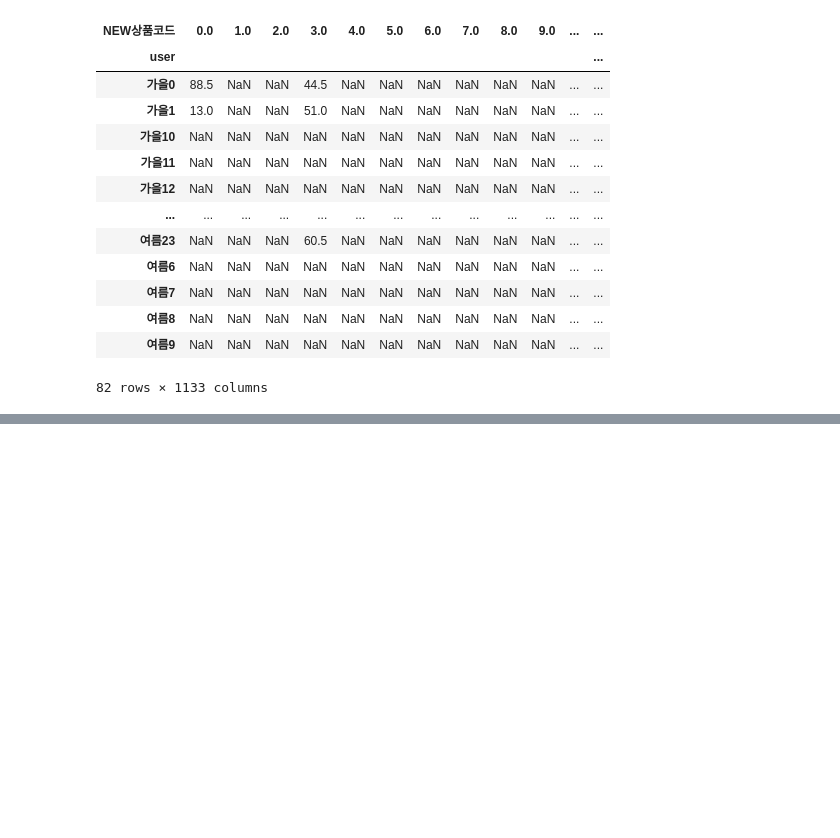
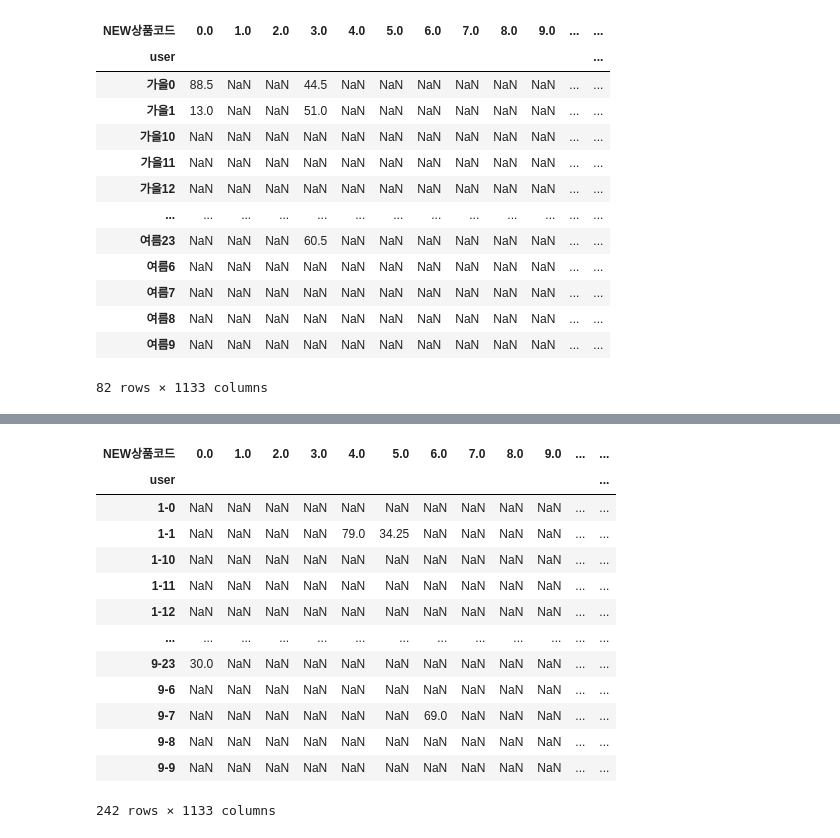
Before and after one commit to cryingjin/Shopping_GG, a Jupyter notebook: 3. Modeling/0913_recommendation.ipynb, the cells around one changed output, grey strips where cells are left out. Drawn from its saved outputs; the diff is of its cells as text; code cells hidden in the pictures; blank space fills up the shorter version.

```diff
--- a/3. Modeling/0913_recommendation.ipynb
+++ b/3. Modeling/0913_recommendation.ipynb
@@ -450,0 +321,21 @@ pd.DataFrame(pca.fit_transform(pivT.fillna(0)))
+# %%
+df['user'] = df['방송월'].astype(str) + '-' + df['방송시간'].astype(str)
+# %%
+pivT = pd.pivot_table(df, index = 'user', columns = 'NEW상품코드', values = '판매량')
+# %%
+pivT
+# %% [output]
+| NEW상품코드 | 0.0 | 1.0 | 2.0 | 3.0 | 4.0 | 5.0 | 6.0 | 7.0 | 8.0 | 9.0 | ... | ... |
+| user |  |  |  |  |  |  |  |  |  |  |  | ... |
+| 1-0 | NaN | NaN | NaN | NaN | NaN | NaN | NaN | NaN | NaN | NaN | ... | ... |
+| 1-1 | NaN | NaN | NaN | NaN | 79.0 | 34.25 | NaN | NaN | NaN | NaN | ... | ... |
+| 1-10 | NaN | NaN | NaN | NaN | NaN | NaN | NaN | NaN | NaN | NaN | ... | ... |
+| 1-11 | NaN | NaN | NaN | NaN | NaN | NaN | NaN | NaN | NaN | NaN | ... | ... |
+| 1-12 | NaN | NaN | NaN | NaN | NaN | NaN | NaN | NaN | NaN | NaN | ... | ... |
+| ... | ... | ... | ... | ... | ... | ... | ... | ... | ... | ... | ... | ... |
+| 9-23 | 30.0 | NaN | NaN | NaN | NaN | NaN | NaN | NaN | NaN | NaN | ... | ... |
+| 9-6 | NaN | NaN | NaN | NaN | NaN | NaN | NaN | NaN | NaN | NaN | ... | ... |
+| 9-7 | NaN | NaN | NaN | NaN | NaN | NaN | 69.0 | NaN | NaN | NaN | ... | ... |
+| 9-8 | NaN | NaN | NaN | NaN | NaN | NaN | NaN | NaN | NaN | NaN | ... | ... |
+| 9-9 | NaN | NaN | NaN | NaN | NaN | NaN | NaN | NaN | NaN | NaN | ... | ... |
+242 rows × 1133 columns
```
Also changed, not shown: parts of 18 cells of this notebook, 2 other files.
